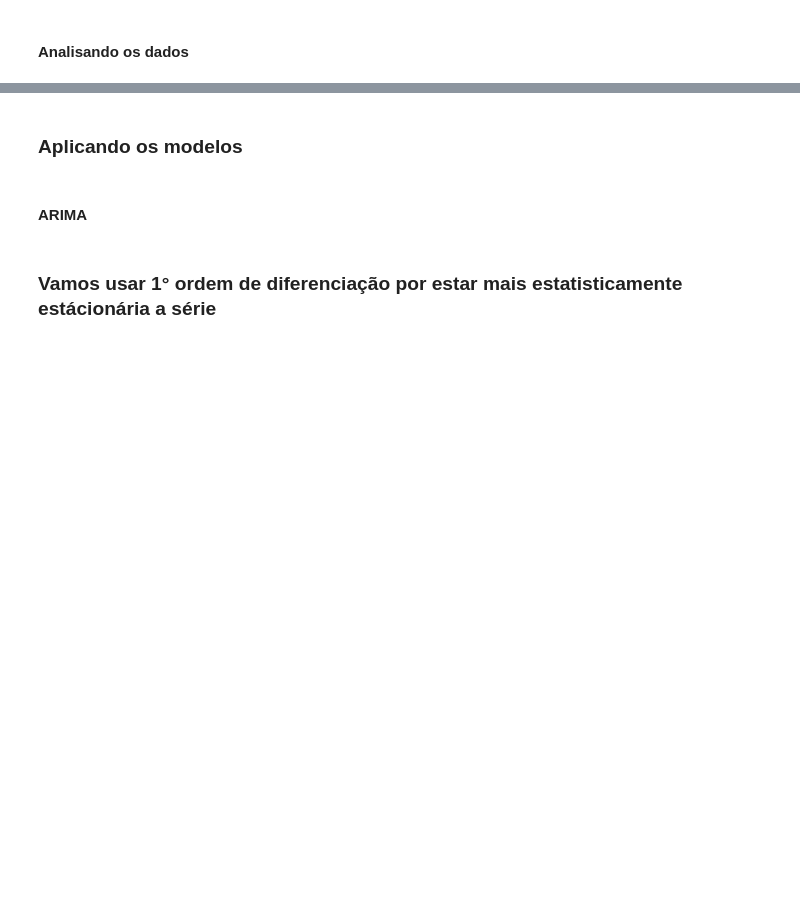
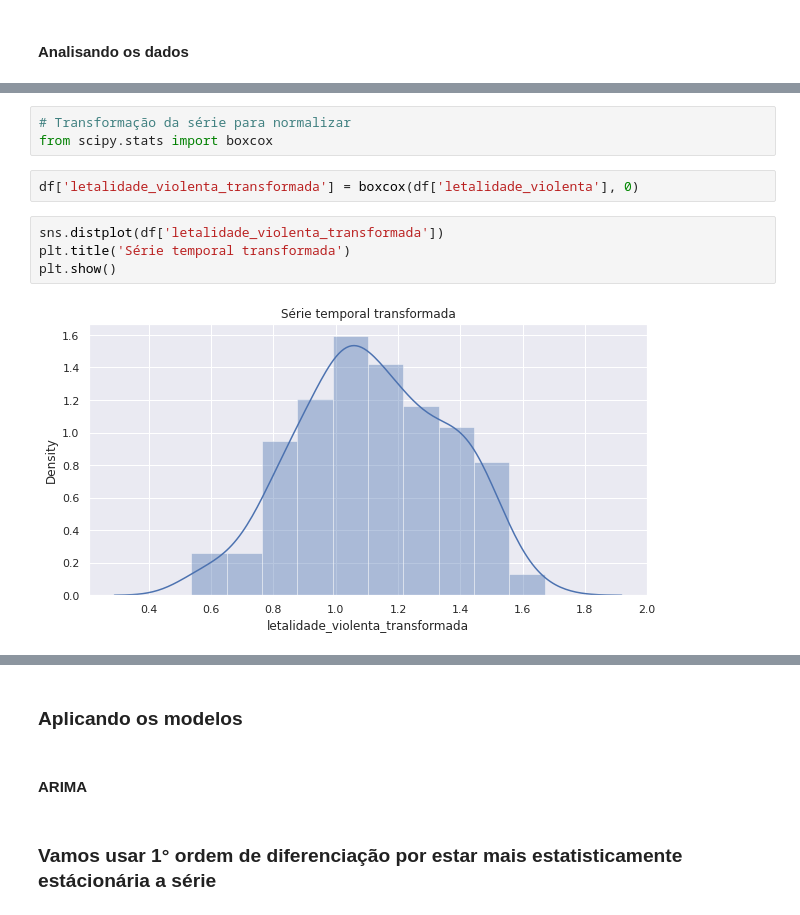
Before and after one commit to danielarruda1000/machine_learn_previsao_letalidade_rj, a Jupyter notebook: TCC.ipynb, the cells around one changed output, grey strips where cells are left out. Cells and saved outputs as stored; diff of their text form; blank space fills up the shorter version.

```diff
--- a/TCC.ipynb
+++ b/TCC.ipynb
@@ -74,0 +137,11 @@ plot_acf(df['letalidade_violenta'],lags=30)
+# %%
+# Transformação da série para normalizar
+from scipy.stats import boxcox
+# %%
+df['letalidade_violenta_transformada'] = boxcox(df['letalidade_violenta'], 0)
+# %%
+sns.distplot(df['letalidade_violenta_transformada'])
+plt.title('Série temporal transformada')
+plt.show()
+# %% [output]
+[figure, added]
```
Also changed, not shown: parts of 39 cells of this notebook.
